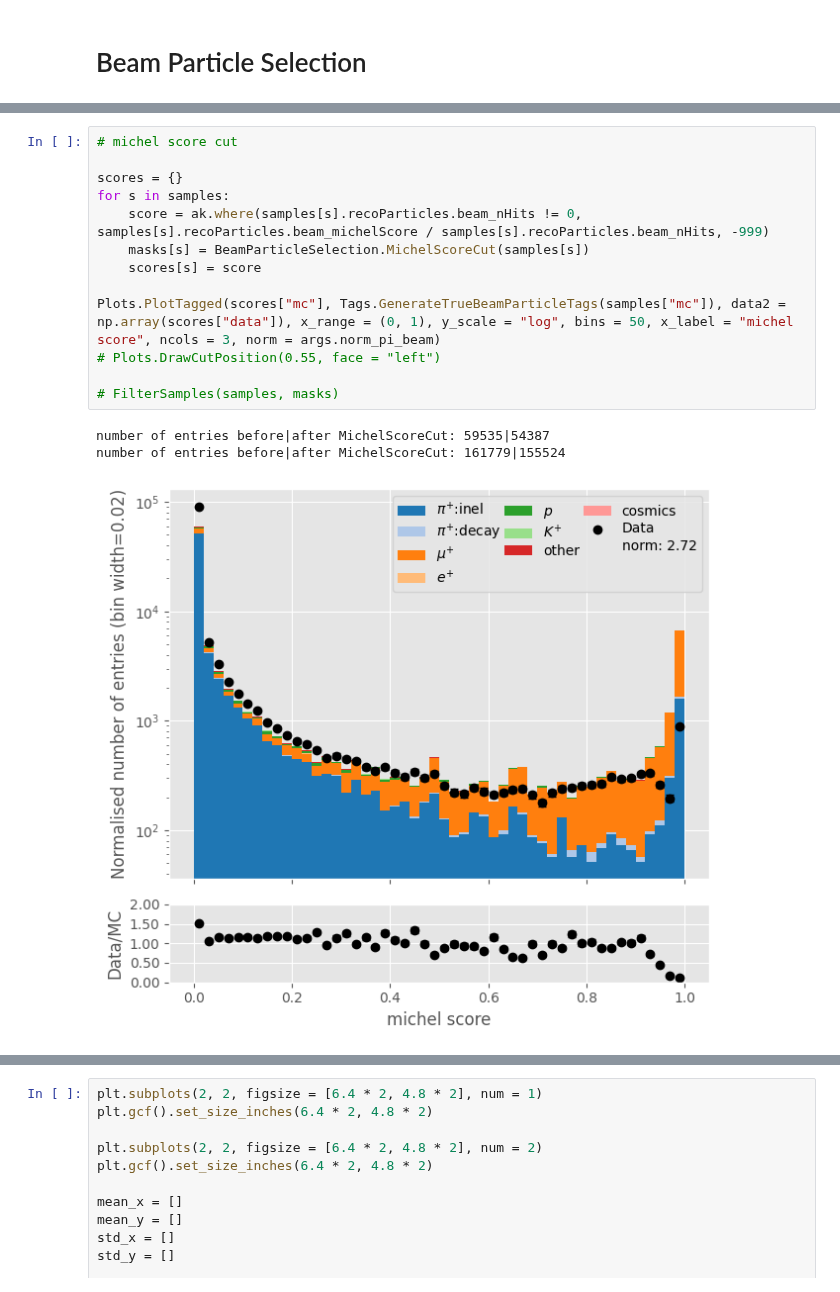
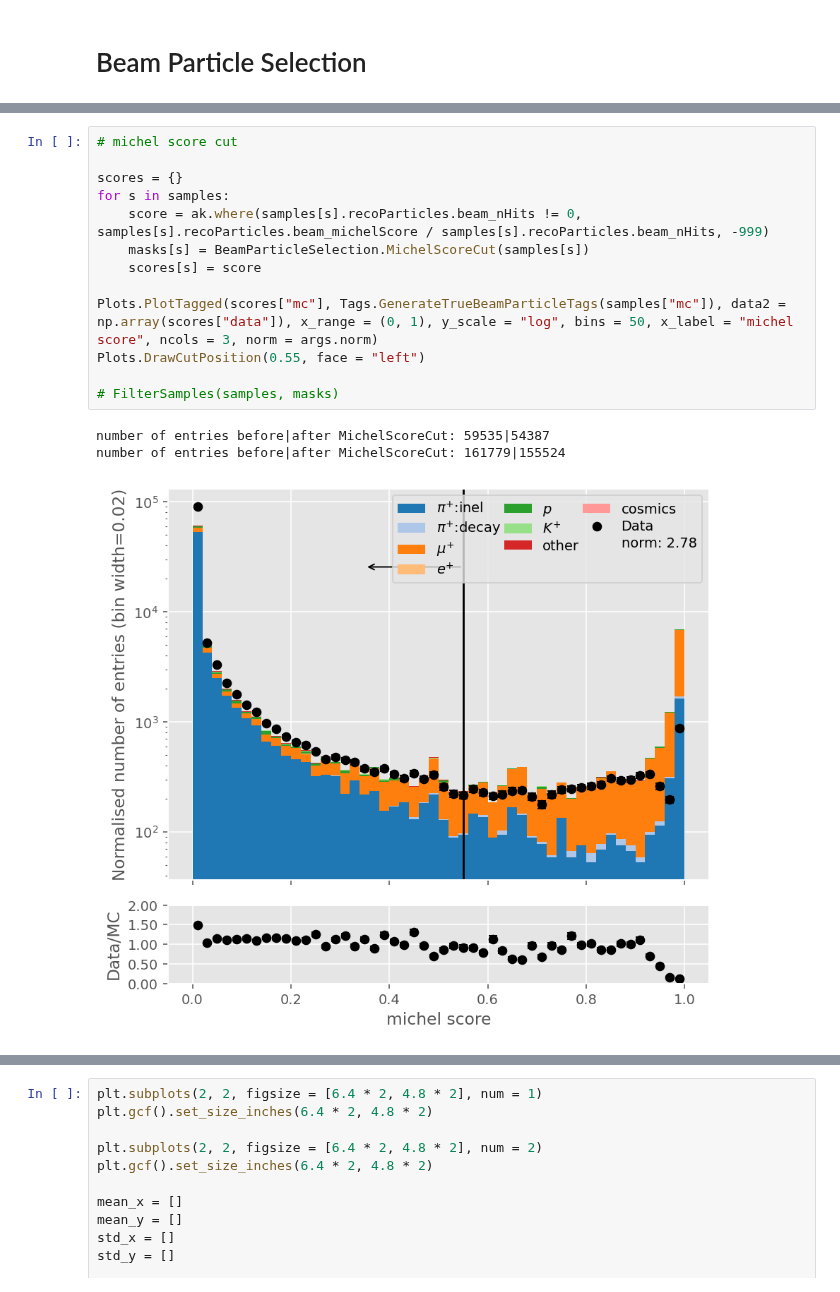
Before and after one commit to dlindebaum/pion-argon-xs-analysis, a Jupyter notebook: analysis/sandbox/selection_plots.ipynb, the cells around one changed output, grey strips where cells are left out. Drawn from its saved outputs; the diff is of its cells as text.

```diff
--- a/analysis/sandbox/selection_plots.ipynb
+++ b/analysis/sandbox/selection_plots.ipynb
@@ -172,20 +171,20 @@ number of entries before|after APA3Cut: 161779|123853
 # %%
 # michel score cut
 
 scores = {}
 for s in samples:
     score = ak.where(samples[s].recoParticles.beam_nHits != 0, samples[s].recoParticles.beam_michelScore / samples[s].recoParticles.beam_nHits, -999)
     masks[s] = BeamParticleSelection.MichelScoreCut(samples[s])
     scores[s] = score
 
-Plots.PlotTagged(scores["mc"], Tags.GenerateTrueBeamParticleTags(samples["mc"]), data2 = np.array(scores["data"]), x_range = (0, 1), y_scale = "log", bins = 50, x_label = "michel score", ncols = 3, norm = args.norm_pi_beam)
-# Plots.DrawCutPosition(0.55, face = "left")
+Plots.PlotTagged(scores["mc"], Tags.GenerateTrueBeamParticleTags(samples["mc"]), data2 = np.array(scores["data"]), x_range = (0, 1), y_scale = "log", bins = 50, x_label = "michel score", ncols = 3, norm = args.norm)
+Plots.DrawCutPosition(0.55, face = "left")
 
 # FilterSamples(samples, masks)
 # %% [output]
 number of entries before|after MichelScoreCut: 59535|54387
 number of entries before|after MichelScoreCut: 161779|155524
-[figure, old version]
+[figure, new version]
 # %%
 median = {s : PFOSelection.Median(samples[s].recoParticles.beam_dEdX) for s in samples}
 
```
Also changed, not shown: parts of 13 cells of this notebook, 3 other files.
